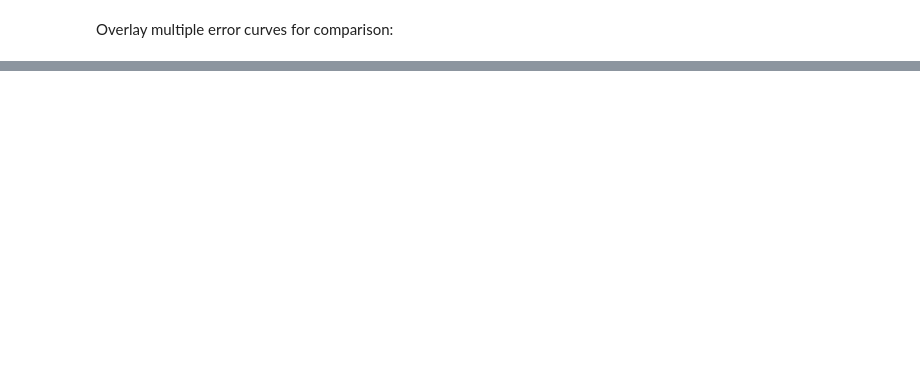
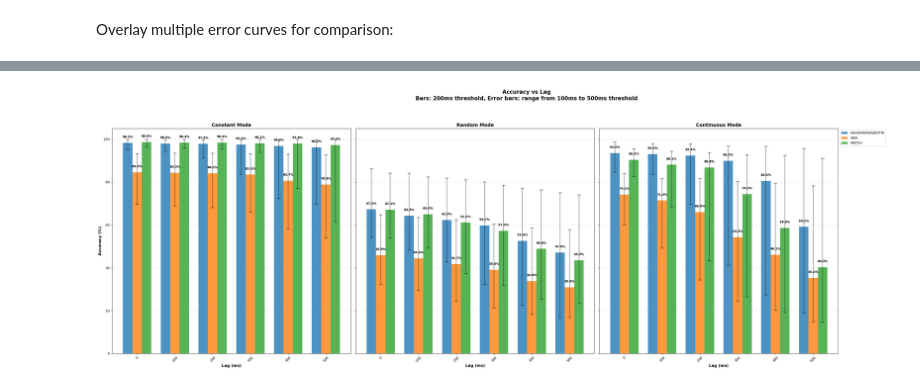
Before and after one commit to HMC-MIR/PianoConcertoAccompaniment, a Jupyter notebook: 04_Evaluate.ipynb, the cells around one changed output, grey strips where cells are left out. Drawn from its saved outputs; the diff is of its cells as text; code cells hidden in the pictures; blank space fills up the shorter version.

Commit message:
added lag tsm and evaluation code

```diff
--- a/04_Evaluate.ipynb
+++ b/04_Evaluate.ipynb
@@ -108,0 +186,80 @@ errRates_list, tols = plotErrorVsTolerance(eval_dirs, maxTol, bar_tols=[100,200,
+# %%
+errors_dict = dict(aggErrorRates(eval_dirs, tols = [100,200,500]))
+# %%
+# Create a 1x3 grid of subplots for the three evaluation modes with a wider figure
+num_modes = len(modes)
+fig, axes = plt.subplots(1, num_modes, figsize=(36 * num_modes // 3, 12), sharey=True)
+
+# Ensure axes is always an array, even if num_modes=1
+if num_modes == 1:
+    axes = [axes]
+
+x = np.arange(len(lags))
+width = 0.25  # Width of each bar group
+colors = ['#1f77b4', '#ff7f0e', '#2ca02c']  # Blue, Orange, Green
+
+for idx, eval_mode in enumerate(modes):
+    ax = axes[idx]
+    for i, system in enumerate(systems):
+        # Retrieve error rates for this system/mode across lags/tols
+        system_data = errors_dict[eval_mode][system]
+
+        # Collect error rates for each lag at each threshold
+        lower_error = [system_data[lag][tols[0]] for lag in lags]
+        middle_error = [system_data[lag][tols[1]] for lag in lags]
+        upper_error = [system_data[lag][tols[2]] for lag in lags]
+
+        # Convert error rates to accuracy (%)
+        lower_accuracy = [(1 - v) * 100 for v in lower_error]
+        middle_accuracy = [(1 - v) * 100 for v in middle_error]
+        upper_accuracy = [(1 - v) * 100 for v in upper_error]
+
+        # Calculate bar positions for this system
+        bar_positions = x + i * width
+
+        # Plot the main bars (middle threshold)
+        bars = ax.bar(bar_positions, middle_accuracy, width,
+                      label=f'{system.upper()}', color=colors[i], alpha=0.8)
+
+        # Prepare error bars: must all be positive for matplotlib!
+        yerr_lower = [max(0, middle_accuracy[j] - lower_accuracy[j]) for j in range(len(middle_accuracy))]
+        yerr_upper = [max(0, upper_accuracy[j] - middle_accuracy[j]) for j in range(len(middle_accuracy))]
+
+        # Error bars centered on each bar
+        ax.errorbar(
+            bar_positions,
+            middle_accuracy,
+            yerr=[yerr_lower, yerr_upper],
+            fmt='none',
+            color='black',
+            capsize=5,
+            capthick=2,
+            linewidth=1.5,
+            alpha=0.5
+        )
+
+        # Add value labels on the main bars
+        for j, (pos, acc) in enumerate(zip(bar_positions, middle_accuracy)):
+            ax.text(pos, acc + 2, f'{acc:.1f}%', ha='center', va='bottom', fontsize=9, fontweight='bold')
+
+    # Customize the subplot
+    ax.set_xlabel('Lag (ms)', fontsize=12, fontweight='bold')
+    if idx == 0:
+        ax.set_ylabel('Accuracy (%)', fontsize=12, fontweight='bold')
+    ax.set_title(f'{eval_mode.capitalize()} Mode', fontsize=14, fontweight='bold')
+    ax.set_xticks(x + width)
+    ax.set_xticklabels([f'{lag}' for lag in lags], rotation=45)
+    ax.grid(True, alpha=0.3, axis='y')
+    ax.set_ylim(0, 105)
+    if idx == num_modes - 1:
+        ax.legend(loc='upper left', bbox_to_anchor=(1, 1))
+
+fig.suptitle(
+    f'Accuracy vs Lag\n'
+    f'Bars: {tols[1]}ms threshold, Error bars: range from {tols[0]}ms to {tols[2]}ms threshold',
+    fontsize=16, fontweight='bold'
+)
+fig.tight_layout(rect=[0, 0, 0.92, 0.93])
+plt.show()
+# %% [output]
+[figure, added]
```
Also changed, not shown: parts of 8 cells of this notebook, 2 other files.
